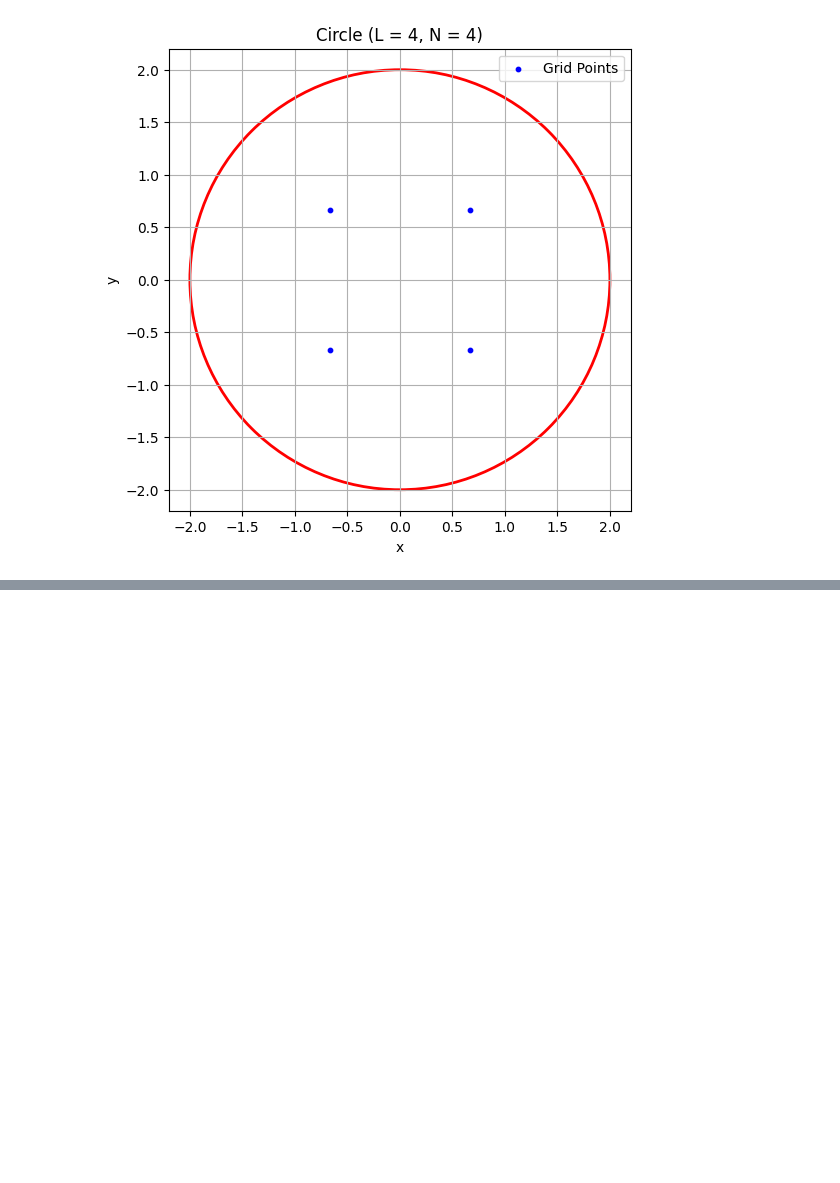
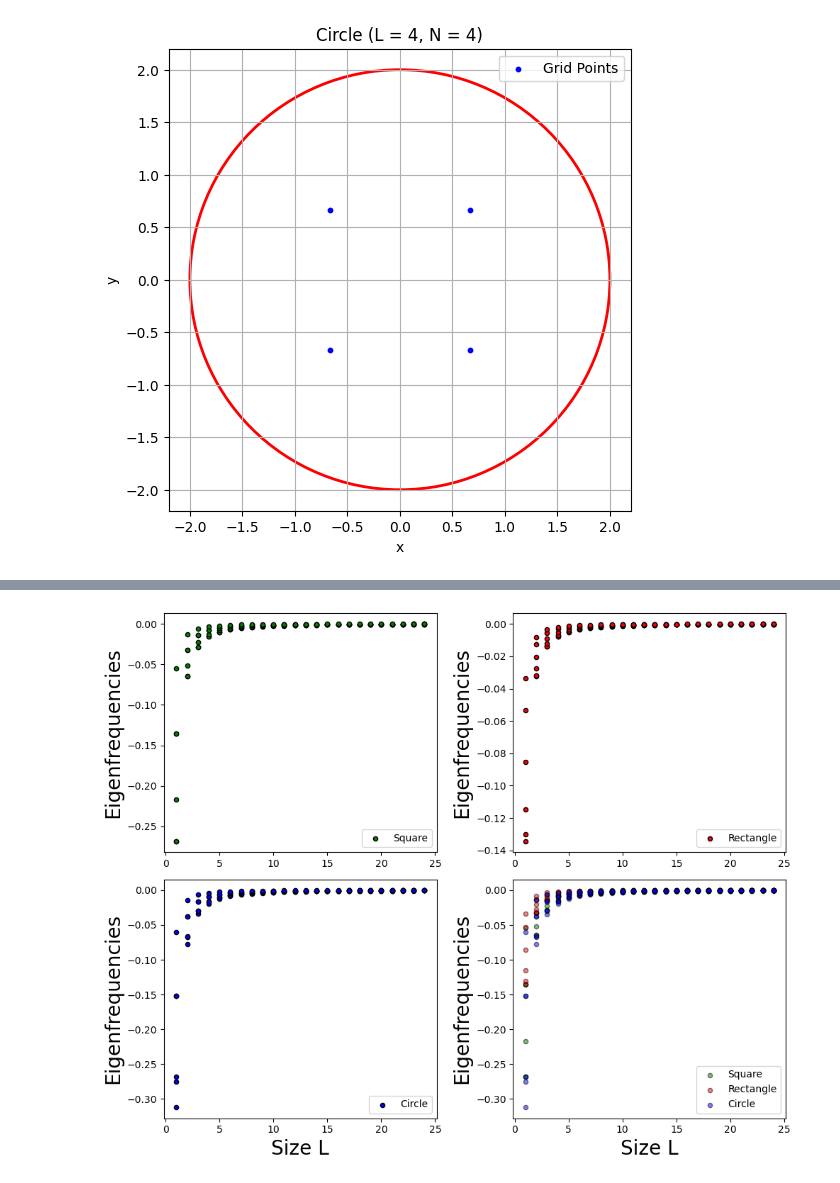
Before and after one commit to imaanb/SC_A3, a Jupyter notebook: 3.1_new.ipynb, the cells around one changed output, grey strips where cells are left out. Cells and saved outputs as stored; diff of their text form; code cells hidden in the pictures; blank space fills up the shorter version.

```diff
--- a/3.1_new.ipynb
+++ b/3.1_new.ipynb
@@ -359,0 +366,16 @@ plot_original_object("circle", L, N)
+# %%
+M = 25
+N = 20
+Ls = np.array(range(1,M))
+results_sq = []
+results_rec = []
+results_circ = []
+for L in Ls:
+    eigenfrequencies_sq, eigenmodus_sq = solve_eigenvalue_problem("square", L, N*L, plot=False)
+    eigenfrequencies_rec, eigenmodus_rec = solve_eigenvalue_problem("rectangle", L, N*L, plot=False)
+    eigenfrequencies_circ, eigenmodus_circ = solve_eigenvalue_problem("circle", L, N*L, plot=False)
+
+    results_sq.append(eigenfrequencies_sq)
+    results_rec.append(eigenfrequencies_rec)
+    results_circ.append(eigenfrequencies_circ)
+    print("Done with", L)
@@ -359,0 +400,54 @@ plot_original_object("circle", L, N)
+# %%
+xs_sq = []
+xs_rec = []
+xs_circ = []
+
+for i,res in enumerate(results_sq):
+    x = np.full(len(res),Ls[i])
+    xs_sq.append(x)
+
+for i,res in enumerate(results_rec):
+    x = np.full(len(res),Ls[i])
+    xs_rec.append(x)
+
+for i,res in enumerate(results_circ):
+    x = np.full(len(res),Ls[i])
+    xs_circ.append(x)
+
+
+fig, axes = plt.subplots(2, 2, figsize=(10, 8))
+
+# Square subplot
+axes[0, 0].scatter(xs_sq, results_sq, s=20, color='green', label='Square', alpha=1, edgecolor = 'black')
+# axes[0, 0].set_xlabel("Size L",fontsize=20)
+axes[0, 0].set_ylabel("Eigenfrequencies", fontsize=20)
+# axes[0, 0].set_title("Square", fontsize=25)
+axes[0, 0].legend()
+
+# Rectangle subplot
+axes[0, 1].scatter(xs_rec, results_rec, s=20, color='red', label='Rectangle', alpha=1, edgecolor = 'black')
+# axes[0, 1].set_xlabel("Size L", fontsize=20)
+axes[0, 1].set_ylabel("Eigenfrequencies", fontsize=20)
+# axes[0, 1].set_title("Rectangle", fontsize=25)
+axes[0, 1].legend()
+
+# Circle subplot
+axes[1, 0].scatter(xs_circ, results_circ, s=20, color='blue', label='Circle', alpha=1, edgecolor = 'black')
+axes[1, 0].set_xlabel("Size L", fontsize=20)
+axes[1, 0].set_ylabel("Eigenfrequencies", fontsize=20)
+# axes[1, 0].set_title("Circle", fontsize=25)
+axes[1, 0].legend()
+
+# Combined plot
+axes[1, 1].scatter(xs_sq, results_sq, s=20, color='green', label='Square', alpha=0.5, edgecolor = 'black')
+axes[1, 1].scatter(xs_rec, results_rec, s=20, color='red', label='Rectangle', alpha=0.5, edgecolor = 'black')
+axes[1, 1].scatter(xs_circ, results_circ, s=20, color='blue', label='Circle', alpha=0.5, edgecolor = 'black')
+axes[1, 1].set_xlabel("Size L", fontsize=20)
+axes[1, 1].set_ylabel("Eigenfrequencies", fontsize=20)
+# axes[1, 1].set_title("All Shapes", fontsize=25)
+axes[1, 1].legend()
+
+plt.tight_layout()
+plt.show()
+# %% [output]
+[figure, added]
```
Also changed, not shown: parts of 6 cells of this notebook, 21 other files.
